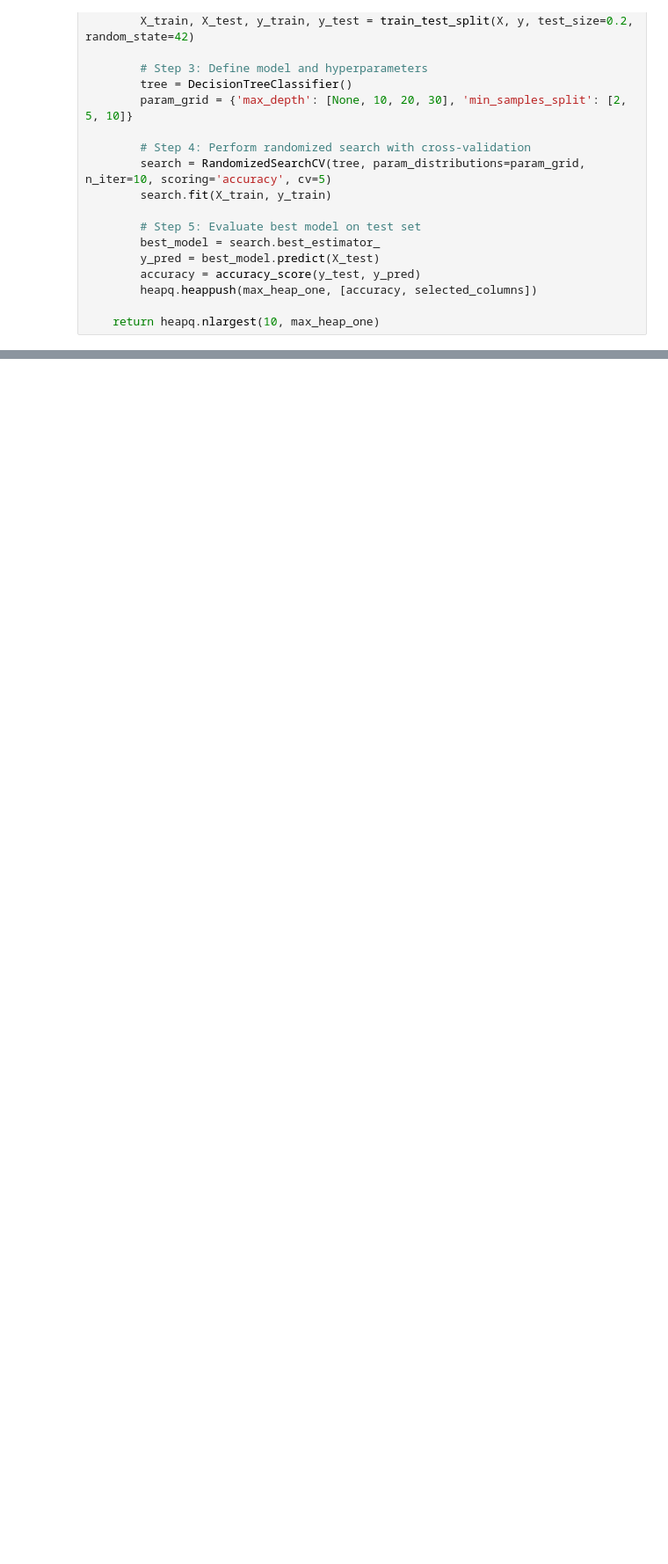
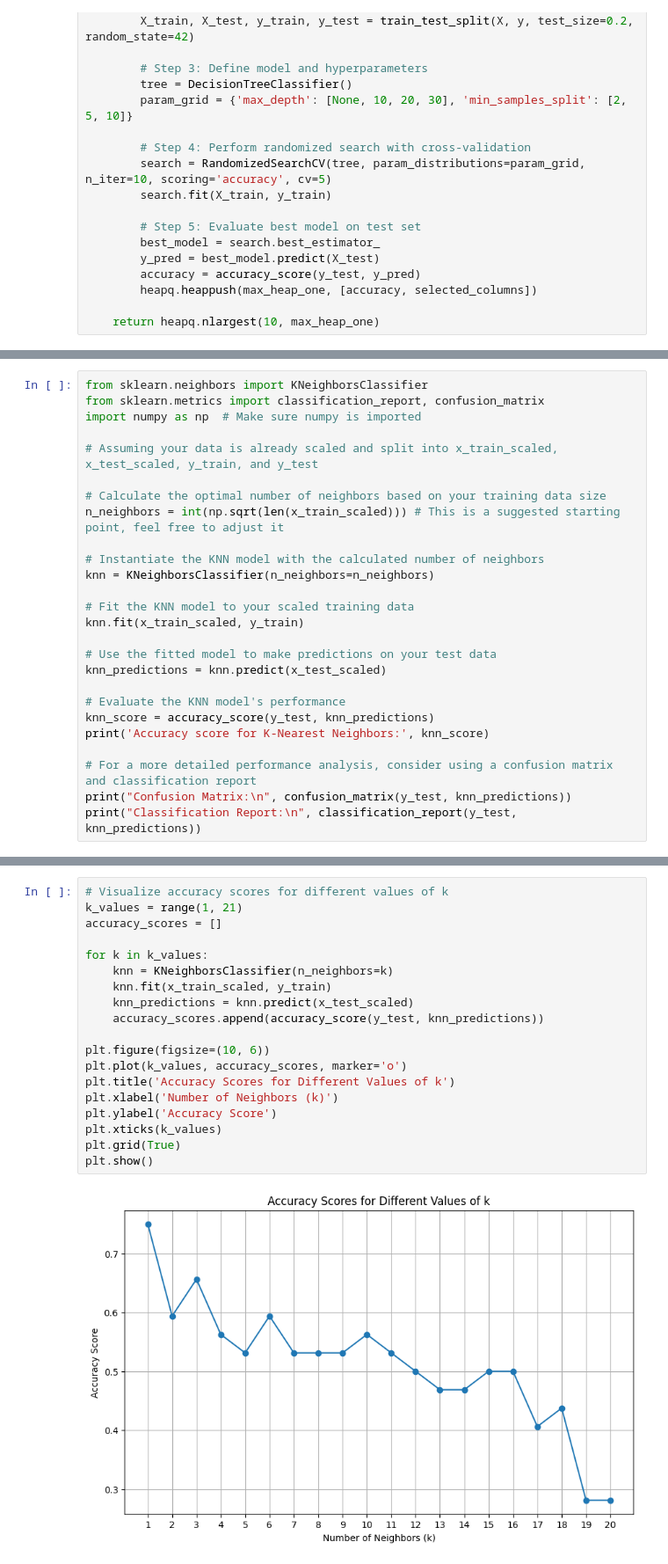
Before and after one commit to akatz6/intro_to_ai_project, a Jupyter notebook: test.ipynb, the cells around one changed output, grey strips where cells are left out. Shown: that part at 88% size. Saved outputs shown, nothing was run; the diff lists cells and outputs as text; blank space fills up the shorter version.

```diff
--- a/test.ipynb
+++ b/test.ipynb
@@ -264,0 +265,26 @@ for i in temp:
+# %%
+from sklearn.neighbors import KNeighborsClassifier
+from sklearn.metrics import classification_report, confusion_matrix
+import numpy as np  # Make sure numpy is imported
+
+# Assuming your data is already scaled and split into x_train_scaled, x_test_scaled, y_train, and y_test
+
+# Calculate the optimal number of neighbors based on your training data size
+n_neighbors = int(np.sqrt(len(x_train_scaled))) # This is a suggested starting point, feel free to adjust it
+
+# Instantiate the KNN model with the calculated number of neighbors
+knn = KNeighborsClassifier(n_neighbors=n_neighbors)
+
+# Fit the KNN model to your scaled training data
+knn.fit(x_train_scaled, y_train)
+
+# Use the fitted model to make predictions on your test data
+knn_predictions = knn.predict(x_test_scaled)
+
+# Evaluate the KNN model's performance
+knn_score = accuracy_score(y_test, knn_predictions)
+print('Accuracy score for K-Nearest Neighbors:', knn_score)
+
+# For a more detailed performance analysis, consider using a confusion matrix and classification report
+print("Confusion Matrix:\n", confusion_matrix(y_test, knn_predictions))
+print("Classification Report:\n", classification_report(y_test, knn_predictions))
@@ -264,0 +323,21 @@ for i in temp:
+# %%
+# Visualize accuracy scores for different values of k
+k_values = range(1, 21)
+accuracy_scores = []
+
+for k in k_values:
+    knn = KNeighborsClassifier(n_neighbors=k)
+    knn.fit(x_train_scaled, y_train)
+    knn_predictions = knn.predict(x_test_scaled)
+    accuracy_scores.append(accuracy_score(y_test, knn_predictions))
+
+plt.figure(figsize=(10, 6))
+plt.plot(k_values, accuracy_scores, marker='o')
+plt.title('Accuracy Scores for Different Values of k')
+plt.xlabel('Number of Neighbors (k)')
+plt.ylabel('Accuracy Score')
+plt.xticks(k_values)
+plt.grid(True)
+plt.show()
+# %% [output]
+[figure, added]
```
Also changed, not shown: parts of 7 cells of this notebook.
